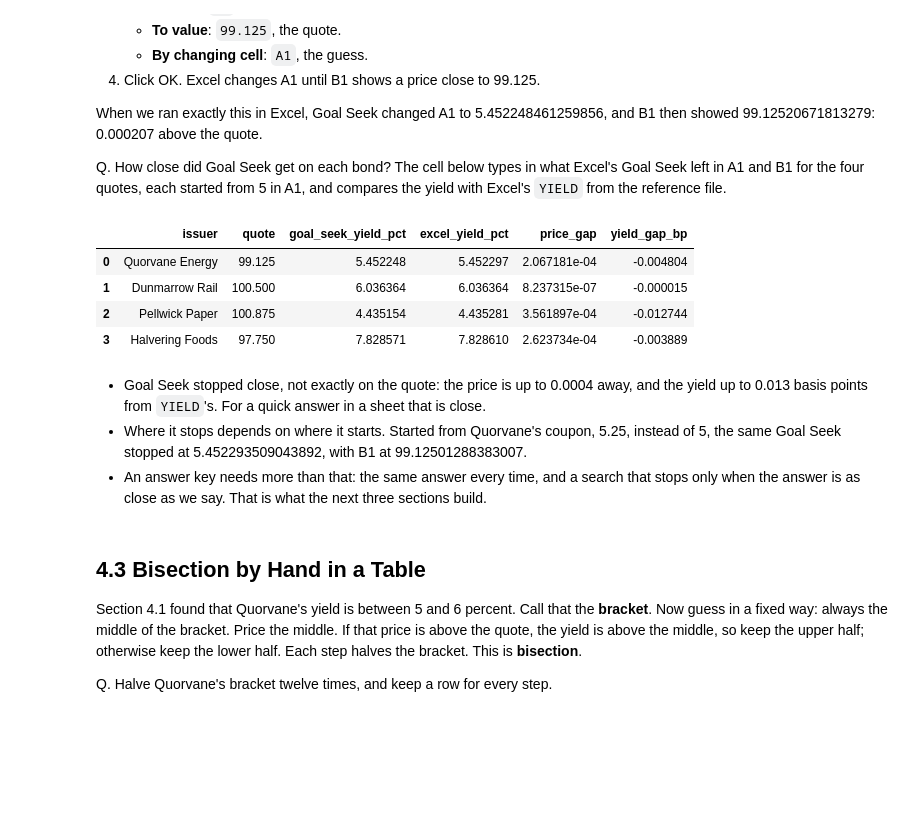
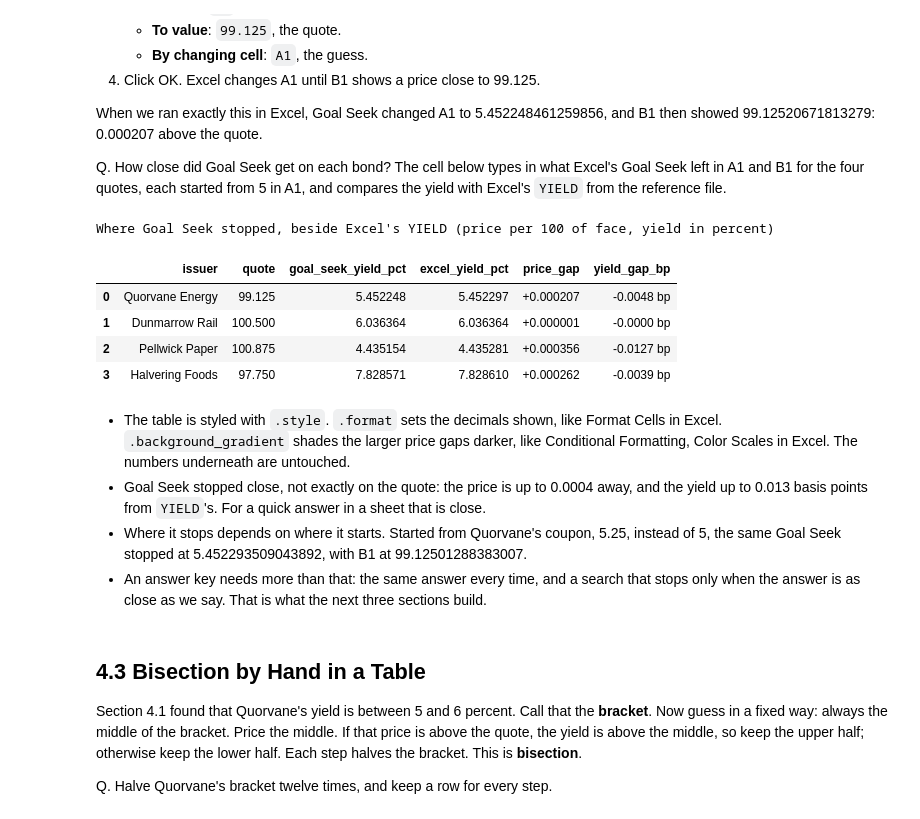
Before and after one commit to lenamonj/python-fixed-income, a Jupyter notebook: course2_bond_math/week1/day4/04_yield_from_price.ipynb, the cells around one changed output. Saved outputs shown, nothing was run; the diff lists cells and outputs as text; code cells hidden in the pictures; blank space fills up the shorter version.

```diff
--- a/course2_bond_math/week1/day4/04_yield_from_price.ipynb
+++ b/course2_bond_math/week1/day4/04_yield_from_price.ipynb
@@ -485,28 +531,35 @@ Q. How close did Goal Seek get on each bond? The cell below types in what Excel'
 # %%
 # what Goal Seek left in A1 (the yield) and B1 (the price), starting from 5 in A1, recorded from Excel
 goal_seek = pd.DataFrame({
     "issuer": bonds["issuer"],
     "quote": bonds["quote"],
     "goal_seek_yield_pct": [5.452248461259856, 6.036363761470623, 4.435153807822778, 7.828571271933268],
     "goal_seek_price": [99.12520671813279, 100.50000082373151, 100.87535618968947, 97.75026237338443],
 })
 
 # Excel's YIELD for the same four quotes, from the reference file: a decimal, so times 100
 tvm = pd.read_csv("bondmath_excel_reference_tvm.csv")
 yield_rows = tvm[tvm["function"] == "YIELD"].head(4)
 goal_seek["excel_yield_pct"] = (yield_rows["excel_value"] * 100).to_numpy()
 
 # how far the price is from the quote, and the yield from YIELD's, in basis points
 goal_seek["price_gap"] = goal_seek["goal_seek_price"] - goal_seek["quote"]
 goal_seek["yield_gap_bp"] = (goal_seek["goal_seek_yield_pct"] - goal_seek["excel_yield_pct"]) * 100
-goal_seek[["issuer", "quote", "goal_seek_yield_pct", "excel_yield_pct", "price_gap", "yield_gap_bp"]]
+# .style changes how a table looks, never the numbers in it: .format sets the decimals (Format Cells in Excel),
+# .background_gradient shades the larger gaps darker (Conditional Formatting, Color Scales), .set_caption titles it
+(goal_seek[["issuer", "quote", "goal_seek_yield_pct", "excel_yield_pct", "price_gap", "yield_gap_bp"]].style
+    .format({"quote": "{:.3f}", "goal_seek_yield_pct": "{:.6f}", "excel_yield_pct": "{:.6f}", "price_gap": "{:+.6f}", "yield_gap_bp": "{:+.4f} bp"})
+    .background_gradient(subset=["price_gap"], cmap="Greens")
+    .set_caption("Where Goal Seek stopped, beside Excel's YIELD (price per 100 of face, yield in percent)"))
 # %% [output]
+Where Goal Seek stopped, beside Excel's YIELD (price per 100 of face, yield in percent)
 |  | issuer | quote | goal_seek_yield_pct | excel_yield_pct | price_gap | yield_gap_bp |
-| 0 | Quorvane Energy | 99.125 | 5.452248 | 5.452297 | 2.067181e-04 | -0.004804 |
-| 1 | Dunmarrow Rail | 100.500 | 6.036364 | 6.036364 | 8.237315e-07 | -0.000015 |
-| 2 | Pellwick Paper | 100.875 | 4.435154 | 4.435281 | 3.561897e-04 | -0.012744 |
-| 3 | Halvering Foods | 97.750 | 7.828571 | 7.828610 | 2.623734e-04 | -0.003889 |
+| 0 | Quorvane Energy | 99.125 | 5.452248 | 5.452297 | +0.000207 | -0.0048 bp |
+| 1 | Dunmarrow Rail | 100.500 | 6.036364 | 6.036364 | +0.000001 | -0.0000 bp |
+| 2 | Pellwick Paper | 100.875 | 4.435154 | 4.435281 | +0.000356 | -0.0127 bp |
+| 3 | Halvering Foods | 97.750 | 7.828571 | 7.828610 | +0.000262 | -0.0039 bp |
 # %% [markdown]
+* The table is styled with `.style`. `.format` sets the decimals shown, like Format Cells in Excel. `.background_gradient` shades the larger price gaps darker, like Conditional Formatting, Color Scales in Excel. The numbers underneath are untouched.
 * Goal Seek stopped close, not exactly on the quote: the price is up to 0.0004 away, and the yield up to 0.013 basis points from `YIELD`'s. For a quick answer in a sheet that is close.
 * Where it stops depends on where it starts. Started from Quorvane's coupon, 5.25, instead of 5, the same Goal Seek stopped at 5.452293509043892, with B1 at 99.12501288383007.
 * An answer key needs more than that: the same answer every time, and a search that stops only when the answer is as close as we say. That is what the next three sections build.
```
Also changed, not shown: parts of 29 cells of this notebook, 2 other files.
